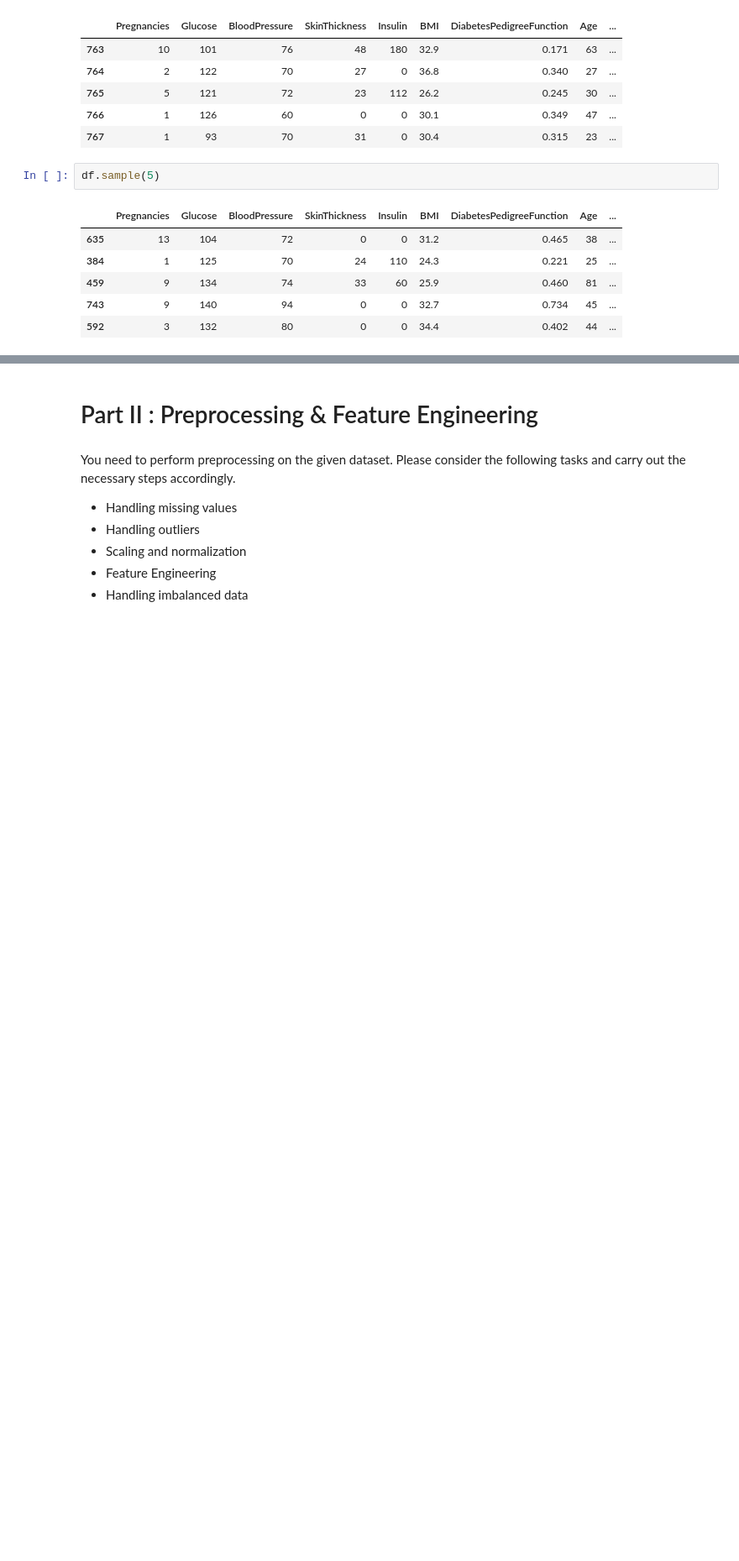
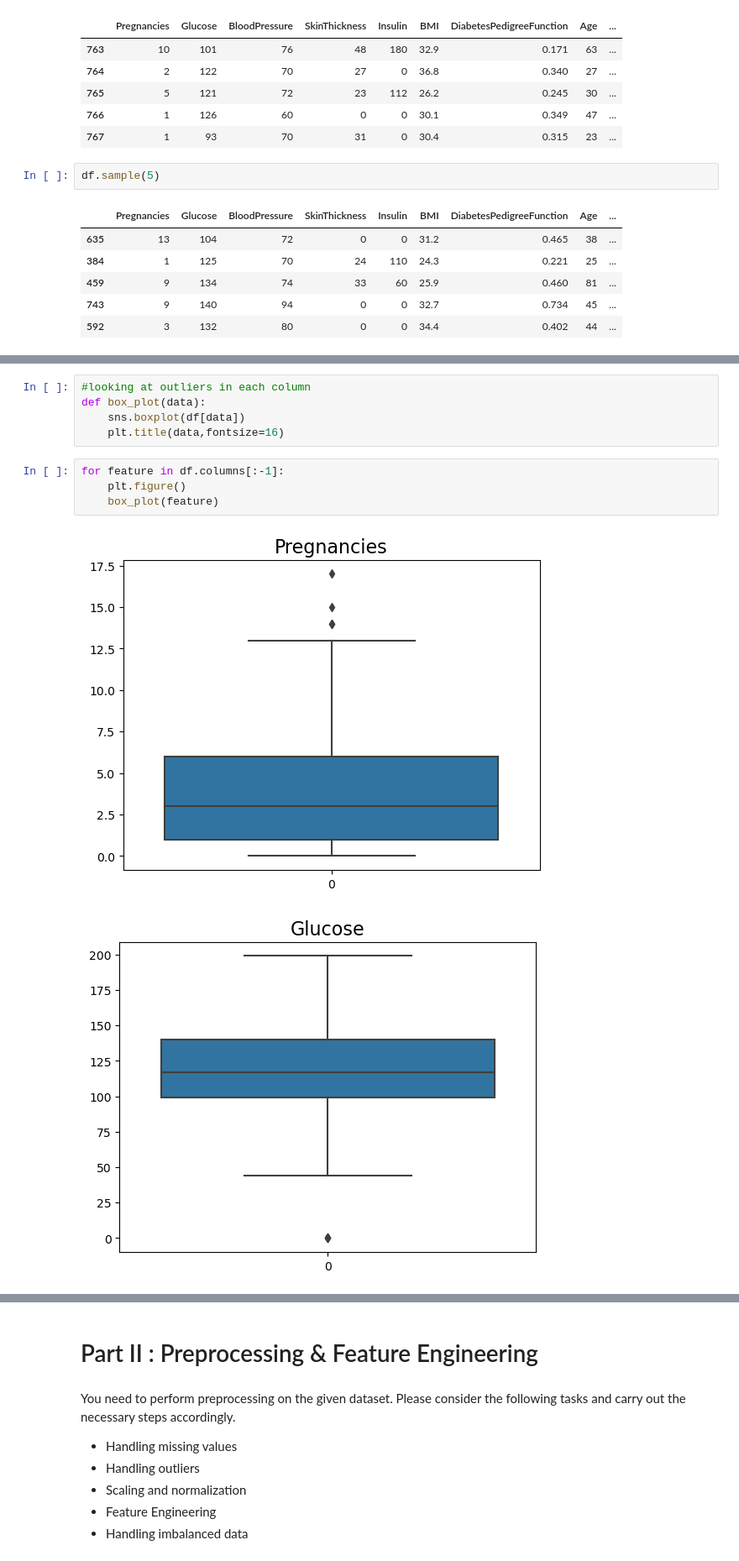
Before and after one commit to Kanustu/LHL_supervised_learning, a Jupyter notebook: Supervised Learning - Project.ipynb, the cells around one changed output, grey strips where cells are left out. Shown at 84% size. Drawn from its saved outputs; the diff is of its cells as text; blank space fills up the shorter version.

```diff
--- a/Supervised Learning - Project.ipynb
+++ b/Supervised Learning - Project.ipynb
@@ -108,0 +173,12 @@ df.sample(5)
+# %%
+#looking at outliers in each column
+def box_plot(data):
+    sns.boxplot(df[data])
+    plt.title(data,fontsize=16)
+# %%
+for feature in df.columns[:-1]:
+    plt.figure()
+    box_plot(feature)
+# %% [output]
+[figure, added]
+[figure, added]
```
Also changed, not shown: parts of 12 cells of this notebook.
